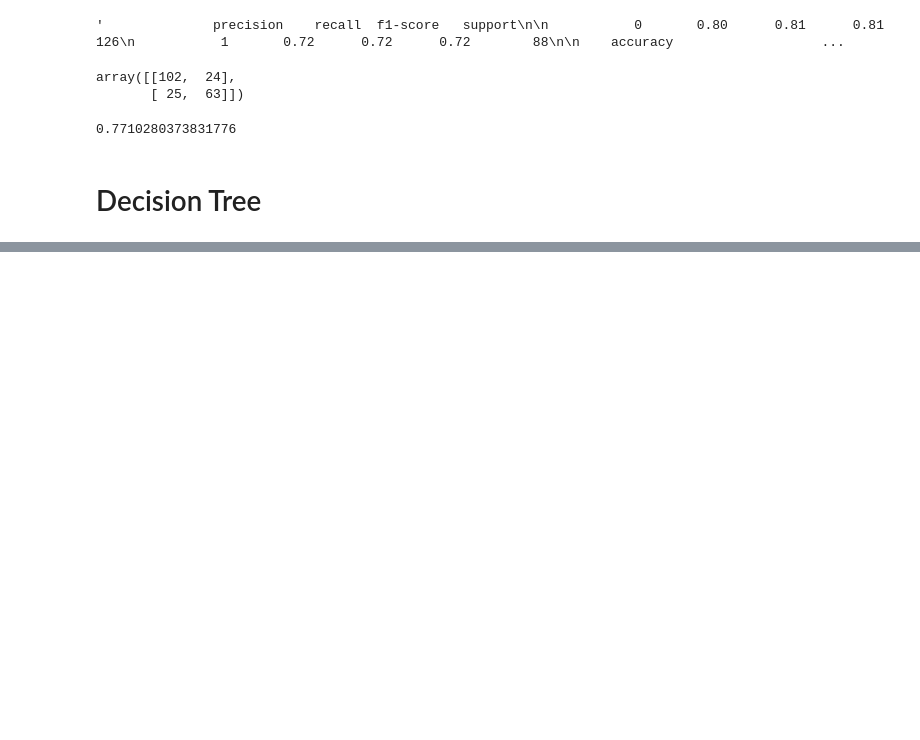
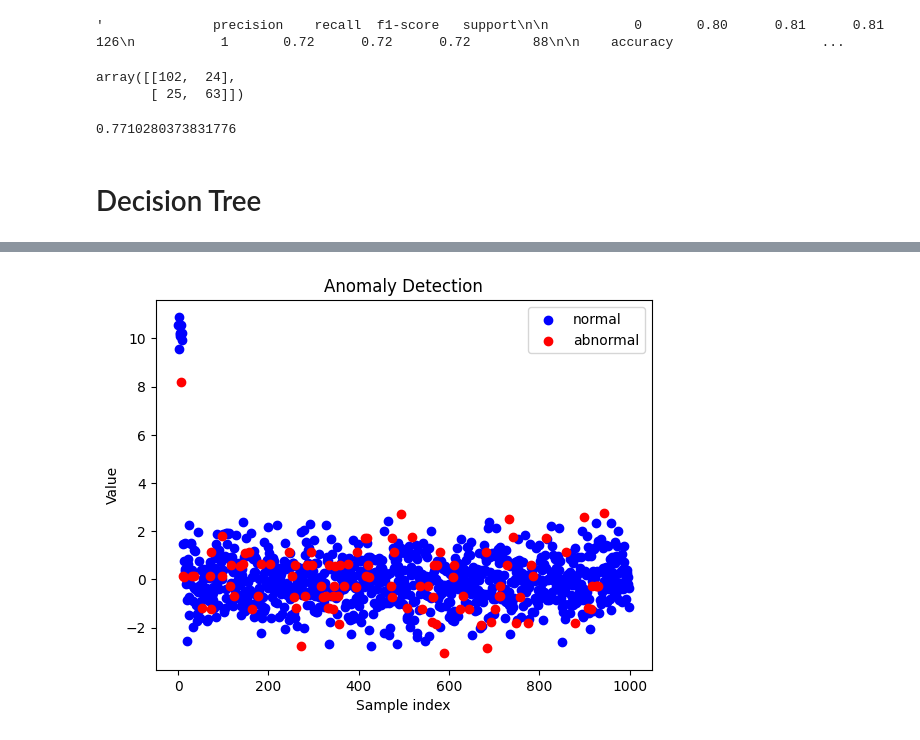
Before and after one commit to sorybarry223/PRIM, a Jupyter notebook: My_implementation/Python simulation/algorithms.ipynb, the cells around one changed output, grey strips where cells are left out. Saved outputs shown, nothing was run; the diff lists cells and outputs as text; code cells hidden in the pictures; blank space fills up the shorter version.

Commit message:
anomaly detection

```diff
--- a/My_implementation/Python simulation/algorithms.ipynb
+++ b/My_implementation/Python simulation/algorithms.ipynb
@@ -607,0 +640,29 @@ Actual: Grape. Predicted: {'Mango': '33%', 'Grape': '39%', 'Lemon': '26%'}
+# %%
+# generate some example data_set
+np.random.seed(0)
+n_samples = 1000
+data_set = np.random.normal(size=(n_samples,1))
+# %%
+# add some anomalies
+data_set[:10] = np.random.normal(loc= 10, size=(10,1))
+# %%
+# run anomaly detection
+anomalies = anomaly_detection(data_set)
+# %%
+# plot the data with the anomalies
+df = pd.DataFrame(data, columns=["value"])
+df["anomaly"] = anomalies
+
+normal = df[df["anomaly"] == False]
+abnormal = df[df["anomaly"] == True]
+
+fig, ax = plt.subplots()
+ax.scatter(normal.index, normal["value"], c = "blue", label = "normal")
+ax.scatter(abnormal.index, abnormal["value"], c ="red", label= "abnormal")
+ax.legend()
+ax.set_title("Anomaly Detection")
+ax.set_xlabel("Sample index")
+ax.set_ylabel("Value")
+plt.show()
+# %% [output]
+[figure, added]
```
Also changed, not shown: parts of 74 cells of this notebook.
